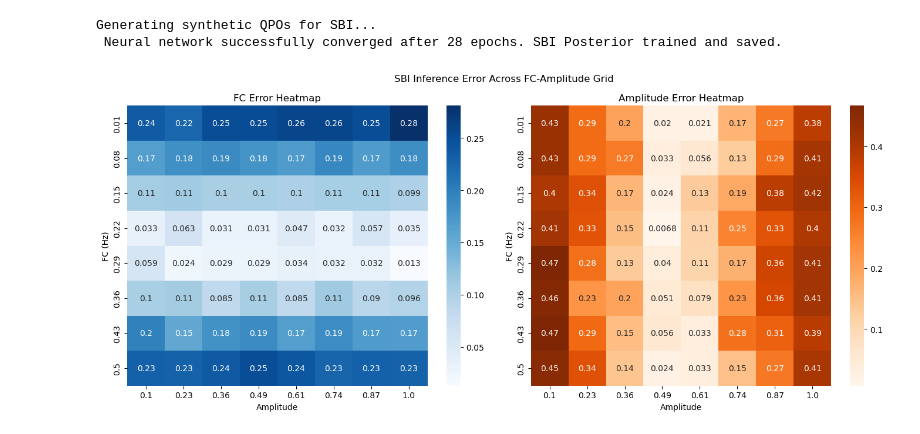
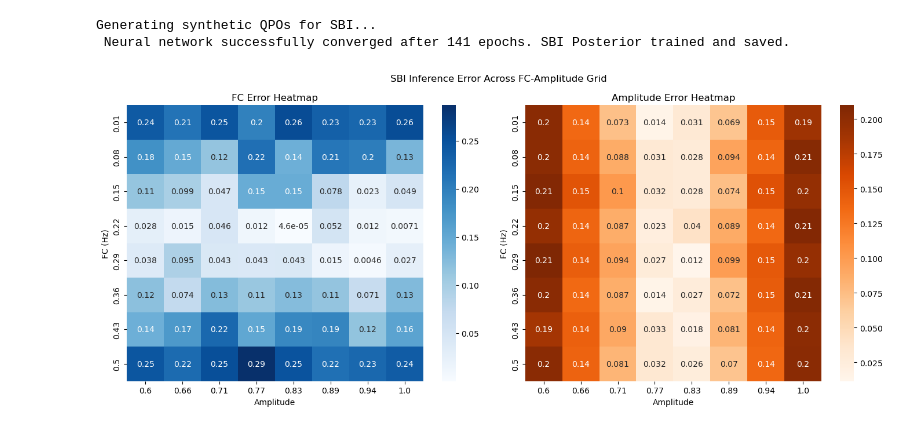
Before and after one commit to sravanth-space/ds_project, a Jupyter notebook: sbi.ipynb, the cells around one changed output. Drawn from its saved outputs; the diff is of its cells as text; code cells hidden in the pictures.

```diff
--- a/sbi.ipynb
+++ b/sbi.ipynb
@@ -14,16 +14,16 @@ from tensorflow.keras.models import load_model
 
 
 #  Load Trained Generator
-generator = load_model("saved_models/generator_final.keras")
+generator = load_model("saved_models/generator_52.keras")
 
 # --- Hyperparameters ---
 latent_dim = 100
-num_simulations = 5000
+num_simulations = 2000
 num_test_samples = 100
 
-#  Prior: fc ∈ [0.01, 0.5], amp ∈ [0.1, 1.0]
+#  Prior: fc ∈ [0.01, 0.5], amp ∈ [0.6, 1.0]
 prior = sbi_utils.BoxUniform(low=torch.tensor(
-    [0.01, 0.1]), high=torch.tensor([0.5, 1.0]))
+    [0.01, 0.6]), high=torch.tensor([0.5, 1.0]))
 
 #  GAN-based simulator for SBI
 
@@ -31,7 +31,7 @@ prior = sbi_utils.BoxUniform(low=torch.tensor(
 def simulator(theta):
     fc, amp = theta.numpy()
     z = torch.randn((1, latent_dim))
-    label = torch.tensor([[fc, amp, 1.0]], dtype=torch.float32)
+    label = torch.tensor([[fc, amp]], dtype=torch.float32)
     generated = generator([z, label], training=False).numpy().squeeze()
     f, Pxx = welch(generated, fs=1, nperseg=256)
     return torch.tensor(Pxx, dtype=torch.float32)
@@ -52,7 +52,7 @@ torch.save(posterior, "saved_models/trained_sbi_posterior.pt")
 print(" SBI Posterior trained and saved.")
 # %% [output]
 Generating synthetic QPOs for SBI...
- Neural network successfully converged after 28 epochs. SBI Posterior trained and saved.
+ Neural network successfully converged after 141 epochs. SBI Posterior trained and saved.
 # %%
 import numpy as np
 import torch
@@ -63,7 +63,7 @@ import seaborn as sns
 
 def run_grid_sbi_evaluation(generator, posterior, latent_dim=100,
                             fc_vals=np.linspace(0.01, 0.5, 8),
-                            amp_vals=np.linspace(0.1, 1.0, 8),
+                            amp_vals=np.linspace(0.6, 1.0, 8),
                             num_samples=500):
     """
     Run full-loop inference on a grid of fc/amp values and collect mean errors.
@@ -76,7 +76,7 @@ def run_grid_sbi_evaluation(generator, posterior, latent_dim=100,
     for i, fc in enumerate(fc_vals):
         for j, amp in enumerate(amp_vals):
             # Step 1: Generate GAN sample
-            label = torch.tensor([[fc, amp, 1.0]], dtype=torch.float32)
+            label = torch.tensor([[fc, amp]], dtype=torch.float32)
             z = torch.randn((1, latent_dim))
             signal = generator([z, label], training=False).numpy().squeeze()
 
@@ -118,11 +118,11 @@ def plot_error_heatmaps(fc_vals, amp_vals, fc_errs, amp_errs):
 # %%
 # Load posterior (already trained and saved)
 posterior = torch.load("saved_models/trained_sbi_posterior.pt")
 
-generator = load_model("saved_models/generator_final.keras")
+generator = load_model("saved_models/generator_52.keras")
 
 fc_vals, amp_vals, fc_errs, amp_errs = run_grid_sbi_evaluation(
     generator, posterior)
 plot_error_heatmaps(fc_vals, amp_vals, fc_errs, amp_errs)
 # %% [output]
-[figure, old version]
+[figure, new version]
```
Also changed, not shown: 6 other files.
